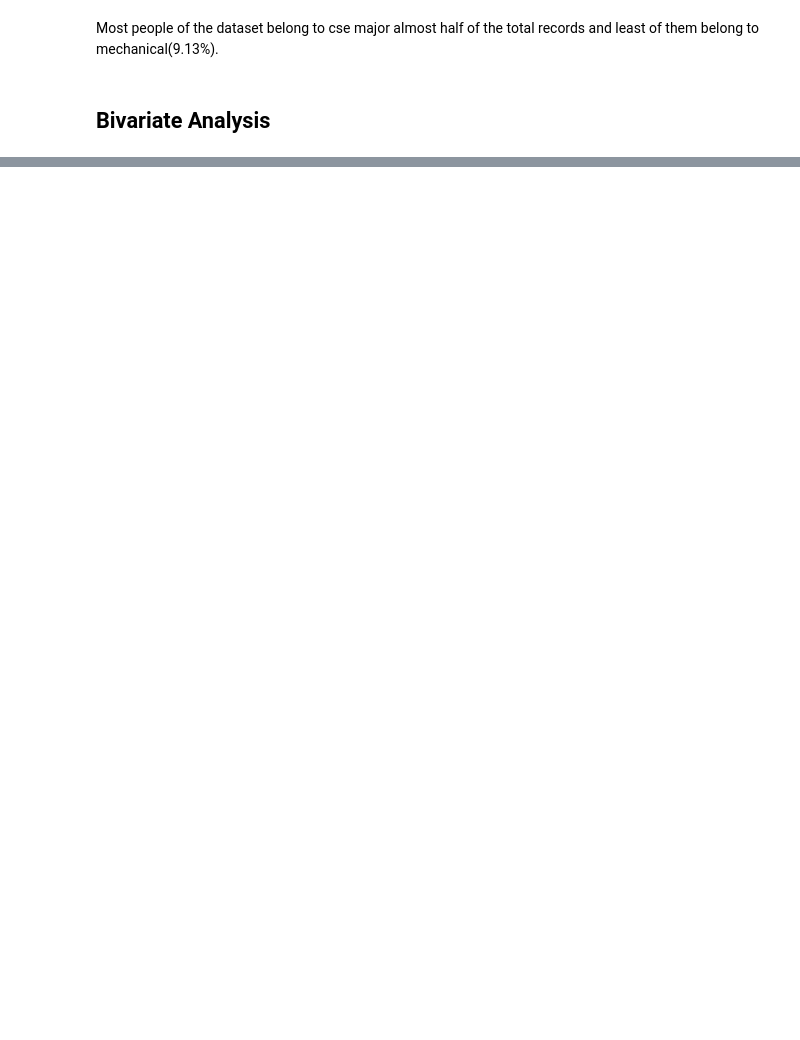
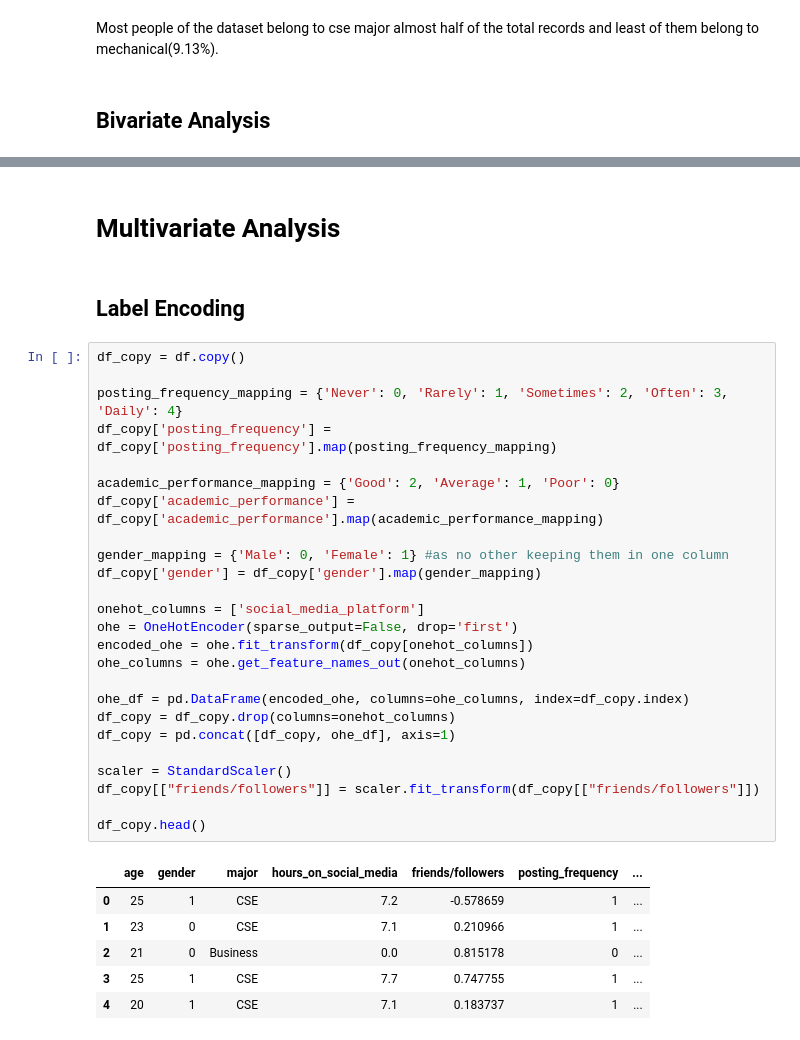
Before and after one commit to ArnabPurkaystha/ai_training, a Jupyter notebook: 12_project_ml_eda/academic_performance.ipynb, the cells around one changed output, grey strips where cells are left out. Saved outputs shown, nothing was run; the diff lists cells and outputs as text; blank space fills up the shorter version.

```diff
--- a/12_project_ml_eda/academic_performance.ipynb
+++ b/12_project_ml_eda/academic_performance.ipynb
@@ -498,0 +387,36 @@ df[["friends/followers"]] = scaler.fit_transform(df[["friends/followers"]])
+# %% [markdown]
+# Multivariate Analysis
+# %% [markdown]
+## Label Encoding
+# %%
+df_copy = df.copy()
+
+posting_frequency_mapping = {'Never': 0, 'Rarely': 1, 'Sometimes': 2, 'Often': 3, 'Daily': 4}
+df_copy['posting_frequency'] = df_copy['posting_frequency'].map(posting_frequency_mapping)
+
+academic_performance_mapping = {'Good': 2, 'Average': 1, 'Poor': 0}
+df_copy['academic_performance'] = df_copy['academic_performance'].map(academic_performance_mapping)
+
+gender_mapping = {'Male': 0, 'Female': 1} #as no other keeping them in one column
+df_copy['gender'] = df_copy['gender'].map(gender_mapping)
+
+onehot_columns = ['social_media_platform']
+ohe = OneHotEncoder(sparse_output=False, drop='first')
+encoded_ohe = ohe.fit_transform(df_copy[onehot_columns])
+ohe_columns = ohe.get_feature_names_out(onehot_columns)
+
+ohe_df = pd.DataFrame(encoded_ohe, columns=ohe_columns, index=df_copy.index)
+df_copy = df_copy.drop(columns=onehot_columns)
+df_copy = pd.concat([df_copy, ohe_df], axis=1)
+
+scaler = StandardScaler()
+df_copy[["friends/followers"]] = scaler.fit_transform(df_copy[["friends/followers"]])
+
+df_copy.head()
+# %% [output]
+|  | age | gender | major | hours_on_social_media | friends/followers | posting_frequency | ... |
+| 0 | 25 | 1 | CSE | 7.2 | -0.578659 | 1 | ... |
+| 1 | 23 | 0 | CSE | 7.1 | 0.210966 | 1 | ... |
+| 2 | 21 | 0 | Business | 0.0 | 0.815178 | 0 | ... |
+| 3 | 25 | 1 | CSE | 7.7 | 0.747755 | 1 | ... |
+| 4 | 20 | 1 | CSE | 7.1 | 0.183737 | 1 | ... |
```
Also changed, not shown: parts of 43 cells of this notebook.
